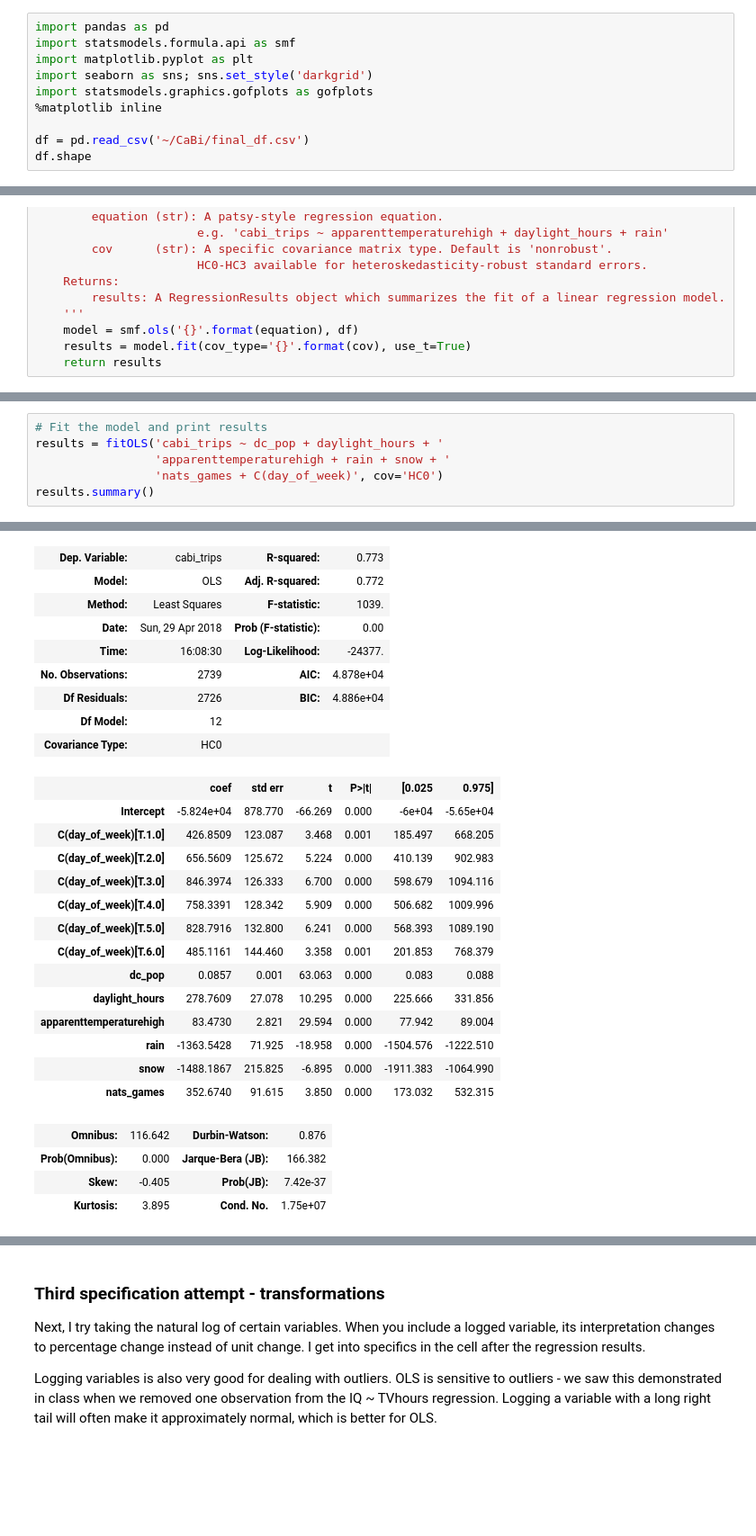
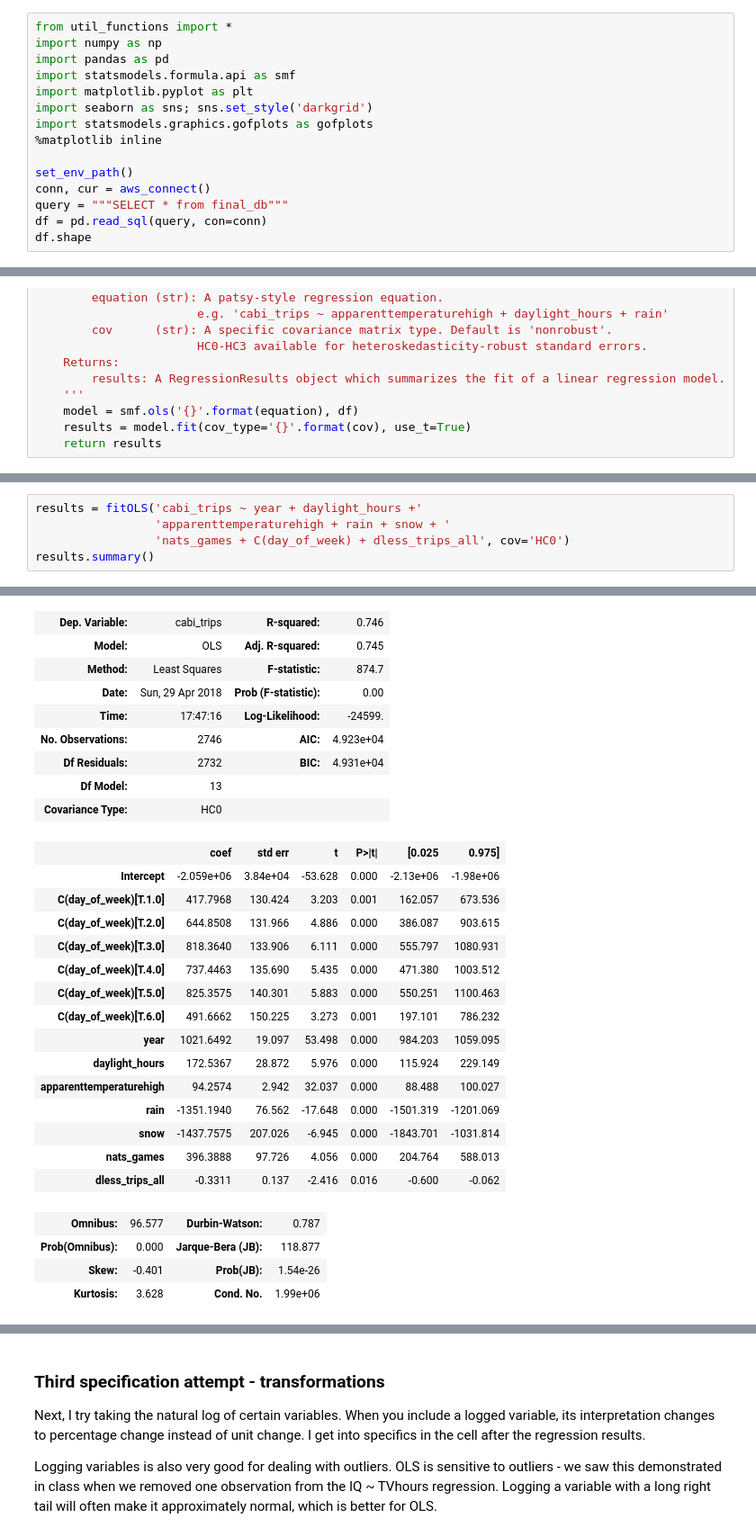
Before and after one commit to noahnewberger/Bikeshare-DC, a Jupyter notebook: notebooks/ols_baseline.ipynb, the cells around one changed output, grey strips where cells are left out. Shown: that part at 90% size. Drawn from its saved outputs; the diff is of its cells as text; blank space fills up the shorter version.

```diff
--- a/notebooks/ols_baseline.ipynb
+++ b/notebooks/ols_baseline.ipynb
@@ -4,4 +4,6 @@ In this notebook, I perform OLS regressions using daily CaBi trips as the depend
 # %%
+from util_functions import *
+import numpy as np
 import pandas as pd
 import statsmodels.formula.api as smf
 import matplotlib.pyplot as plt
@@ -9,6 +11,9 @@ import seaborn as sns; sns.set_style('darkgrid')
 import statsmodels.graphics.gofplots as gofplots
 %matplotlib inline
 
-df = pd.read_csv('~/CaBi/final_df.csv')
+set_env_path()
+conn, cur = aws_connect()
+query = """SELECT * from final_db"""
+df = pd.read_sql(query, con=conn)
 df.shape
 # %% [output]
@@ -41,35 +143,35 @@ def fitOLS(equation, cov='nonrobust'):
 # %%
-# Fit the model and print results
-results = fitOLS('cabi_trips ~ dc_pop + daylight_hours + '
+results = fitOLS('cabi_trips ~ year + daylight_hours +'
                  'apparenttemperaturehigh + rain + snow + '
-                 'nats_games + C(day_of_week)', cov='HC0')
+                 'nats_games + C(day_of_week) + dless_trips_all', cov='HC0')
 results.summary()
 # %% [output]
 OLS Regression Results
-| Dep. Variable: | cabi_trips | R-squared: | 0.773 |
-| Model: | OLS | Adj. R-squared: | 0.772 |
-| Method: | Least Squares | F-statistic: | 1039. |
+| Dep. Variable: | cabi_trips | R-squared: | 0.746 |
+| Model: | OLS | Adj. R-squared: | 0.745 |
+| Method: | Least Squares | F-statistic: | 874.7 |
 | Date: | Sun, 29 Apr 2018 | Prob (F-statistic): | 0.00 |
-| Time: | 16:08:30 | Log-Likelihood: | -24377. |
-| No. Observations: | 2739 | AIC: | 4.878e+04 |
-| Df Residuals: | 2726 | BIC: | 4.886e+04 |
-| Df Model: | 12 |  |  |
+| Time: | 17:47:16 | Log-Likelihood: | -24599. |
+| No. Observations: | 2746 | AIC: | 4.923e+04 |
+| Df Residuals: | 2732 | BIC: | 4.931e+04 |
+| Df Model: | 13 |  |  |
 | Covariance Type: | HC0 |  |  |
 |  | coef | std err | t | P>|t| | [0.025 | 0.975] |
-| Intercept | -5.824e+04 | 878.770 | -66.269 | 0.000 | -6e+04 | -5.65e+04 |
-| C(day_of_week)[T.1.0] | 426.8509 | 123.087 | 3.468 | 0.001 | 185.497 | 668.205 |
-| C(day_of_week)[T.2.0] | 656.5609 | 125.672 | 5.224 | 0.000 | 410.139 | 902.983 |
-| C(day_of_week)[T.3.0] | 846.3974 | 126.333 | 6.700 | 0.000 | 598.679 | 1094.116 |
-| C(day_of_week)[T.4.0] | 758.3391 | 128.342 | 5.909 | 0.000 | 506.682 | 1009.996 |
-| C(day_of_week)[T.5.0] | 828.7916 | 132.800 | 6.241 | 0.000 | 568.393 | 1089.190 |
-| C(day_of_week)[T.6.0] | 485.1161 | 144.460 | 3.358 | 0.001 | 201.853 | 768.379 |
-| dc_pop | 0.0857 | 0.001 | 63.063 | 0.000 | 0.083 | 0.088 |
-| daylight_hours | 278.7609 | 27.078 | 10.295 | 0.000 | 225.666 | 331.856 |
-| apparenttemperaturehigh | 83.4730 | 2.821 | 29.594 | 0.000 | 77.942 | 89.004 |
-| rain | -1363.5428 | 71.925 | -18.958 | 0.000 | -1504.576 | -1222.510 |
-| snow | -1488.1867 | 215.825 | -6.895 | 0.000 | -1911.383 | -1064.990 |
-| nats_games | 352.6740 | 91.615 | 3.850 | 0.000 | 173.032 | 532.315 |
+| Intercept | -2.059e+06 | 3.84e+04 | -53.628 | 0.000 | -2.13e+06 | -1.98e+06 |
+| C(day_of_week)[T.1.0] | 417.7968 | 130.424 | 3.203 | 0.001 | 162.057 | 673.536 |
+| C(day_of_week)[T.2.0] | 644.8508 | 131.966 | 4.886 | 0.000 | 386.087 | 903.615 |
+| C(day_of_week)[T.3.0] | 818.3640 | 133.906 | 6.111 | 0.000 | 555.797 | 1080.931 |
+| C(day_of_week)[T.4.0] | 737.4463 | 135.690 | 5.435 | 0.000 | 471.380 | 1003.512 |
+| C(day_of_week)[T.5.0] | 825.3575 | 140.301 | 5.883 | 0.000 | 550.251 | 1100.463 |
+| C(day_of_week)[T.6.0] | 491.6662 | 150.225 | 3.273 | 0.001 | 197.101 | 786.232 |
+| year | 1021.6492 | 19.097 | 53.498 | 0.000 | 984.203 | 1059.095 |
+| daylight_hours | 172.5367 | 28.872 | 5.976 | 0.000 | 115.924 | 229.149 |
+| apparenttemperaturehigh | 94.2574 | 2.942 | 32.037 | 0.000 | 88.488 | 100.027 |
+| rain | -1351.1940 | 76.562 | -17.648 | 0.000 | -1501.319 | -1201.069 |
+| snow | -1437.7575 | 207.026 | -6.945 | 0.000 | -1843.701 | -1031.814 |
+| nats_games | 396.3888 | 97.726 | 4.056 | 0.000 | 204.764 | 588.013 |
+| dless_trips_all | -0.3311 | 0.137 | -2.416 | 0.016 | -0.600 | -0.062 |
-| Omnibus: | 116.642 | Durbin-Watson: | 0.876 |
-| Prob(Omnibus): | 0.000 | Jarque-Bera (JB): | 166.382 |
-| Skew: | -0.405 | Prob(JB): | 7.42e-37 |
-| Kurtosis: | 3.895 | Cond. No. | 1.75e+07 |
+| Omnibus: | 96.577 | Durbin-Watson: | 0.787 |
+| Prob(Omnibus): | 0.000 | Jarque-Bera (JB): | 118.877 |
+| Skew: | -0.401 | Prob(JB): | 1.54e-26 |
+| Kurtosis: | 3.628 | Cond. No. | 1.99e+06 |
```
Also changed, not shown: parts of 22 cells of this notebook.
